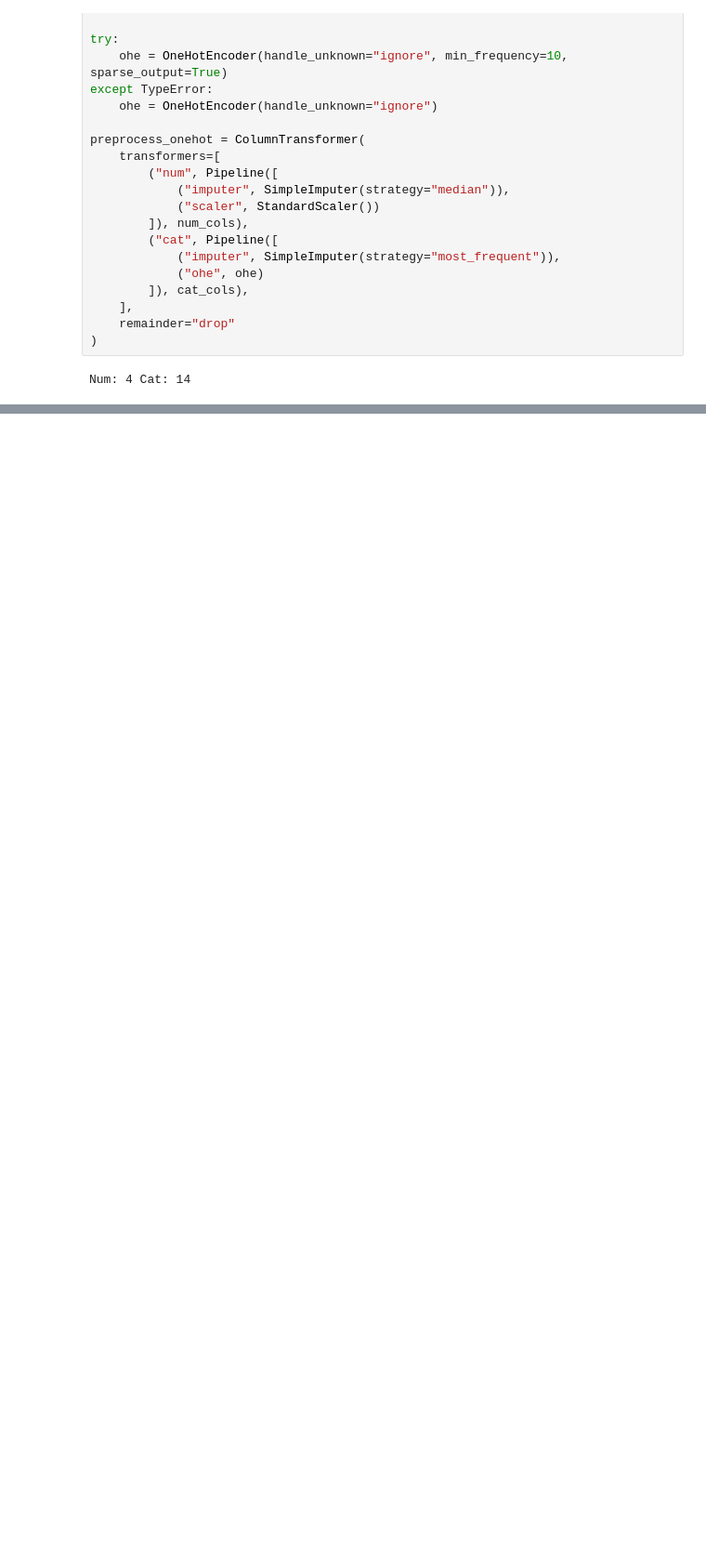
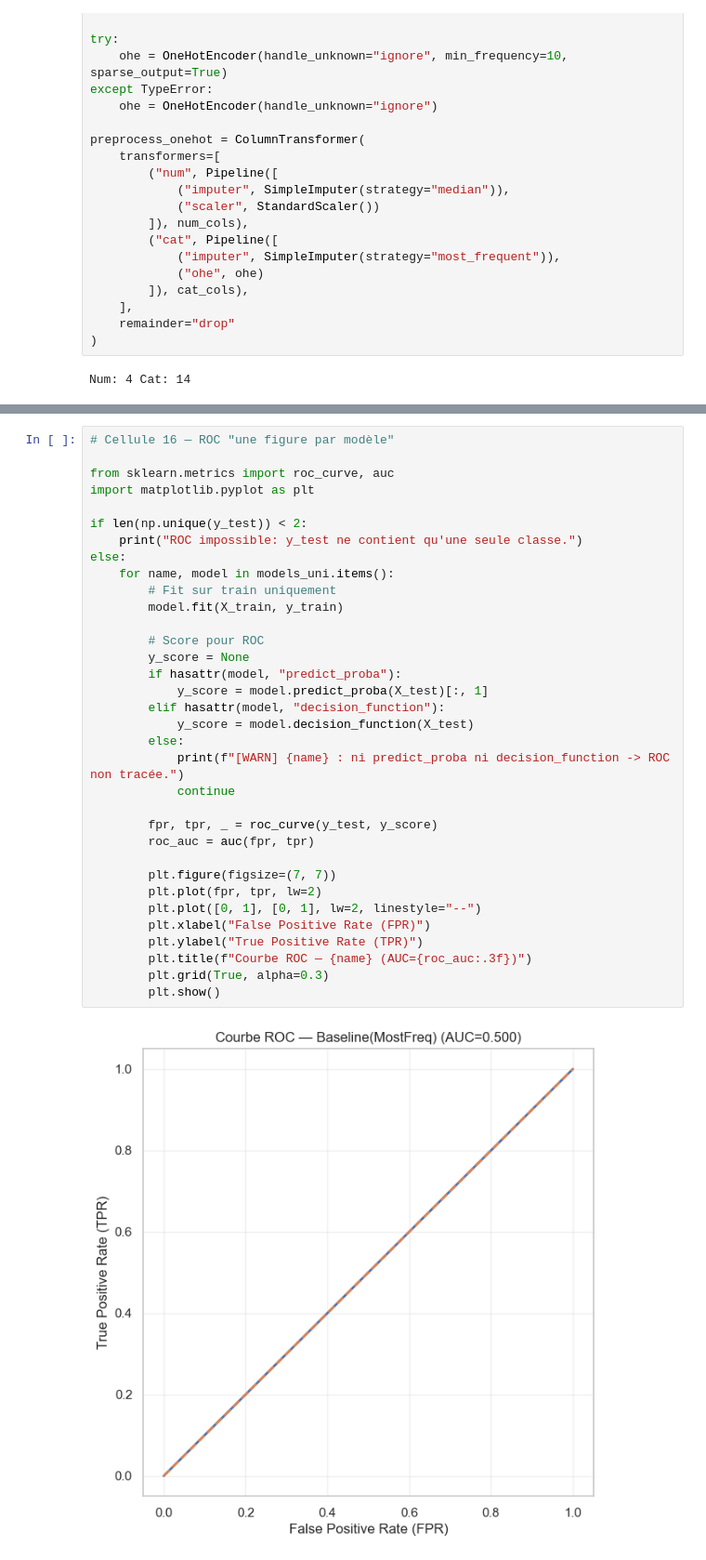
Before and after one commit to mohoualiamrouni/FDEC_Project, a Jupyter notebook: FDEC_notebook.ipynb, the cells around one changed output, grey strips where cells are left out. Shown at 93% size. Drawn from its saved outputs; the diff is of its cells as text; blank space fills up the shorter version.

Commit message:
defi1: train/evaluate binary models (metrics, ROC, CV) + decision tree visualization

```diff
--- a/FDEC_notebook.ipynb
+++ b/FDEC_notebook.ipynb
@@ -295,0 +413,36 @@ Num: 4 Cat: 14
+# %%
+# Cellule 16 — ROC "une figure par modèle"
+
+from sklearn.metrics import roc_curve, auc
+import matplotlib.pyplot as plt
+
+if len(np.unique(y_test)) < 2:
+    print("ROC impossible: y_test ne contient qu'une seule classe.")
+else:
+    for name, model in models_uni.items():
+        # Fit sur train uniquement
+        model.fit(X_train, y_train)
+
+        # Score pour ROC
+        y_score = None
+        if hasattr(model, "predict_proba"):
+            y_score = model.predict_proba(X_test)[:, 1]
+        elif hasattr(model, "decision_function"):
+            y_score = model.decision_function(X_test)
+        else:
+            print(f"[WARN] {name} : ni predict_proba ni decision_function -> ROC non tracée.")
+            continue
+
+        fpr, tpr, _ = roc_curve(y_test, y_score)
+        roc_auc = auc(fpr, tpr)
+
+        plt.figure(figsize=(7, 7))
+        plt.plot(fpr, tpr, lw=2)
+        plt.plot([0, 1], [0, 1], lw=2, linestyle="--")
+        plt.xlabel("False Positive Rate (FPR)")
+        plt.ylabel("True Positive Rate (TPR)")
+        plt.title(f"Courbe ROC — {name} (AUC={roc_auc:.3f})")
+        plt.grid(True, alpha=0.3)
+        plt.show()
+# %% [output]
+[figure, added]
```
Also changed, not shown: parts of 5 cells of this notebook.
